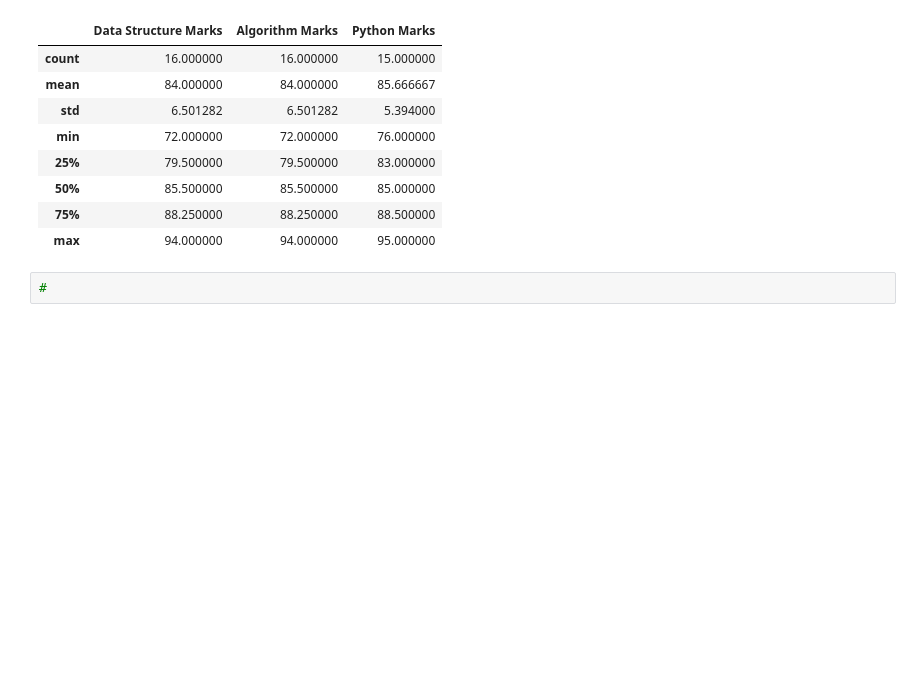
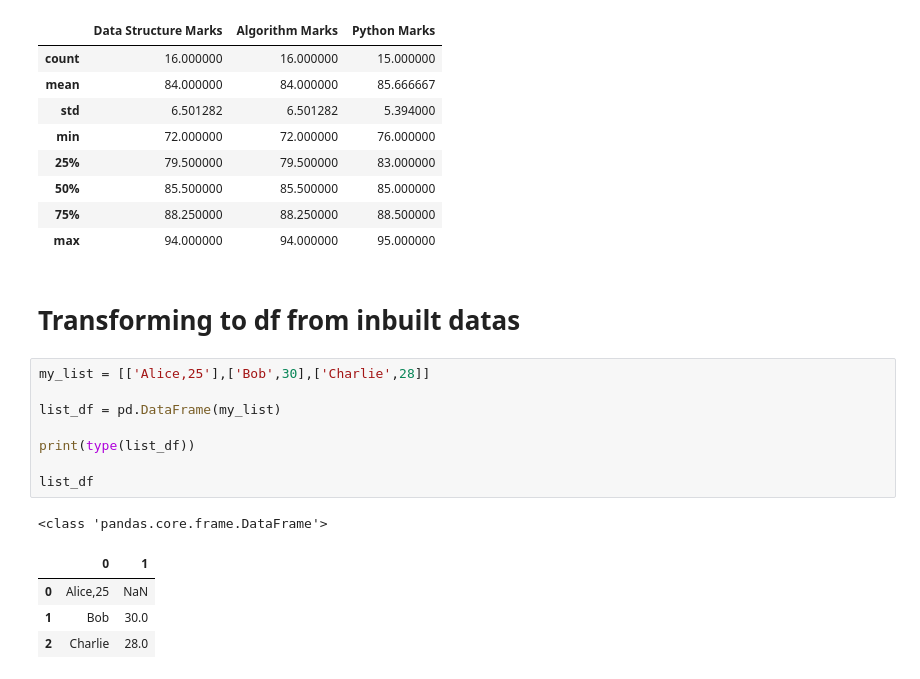
Before and after one commit to rabeyanoor/AI-ML, a Jupyter notebook: Week-3/Module_12.ipynb, the cells around one changed output. Saved outputs shown, nothing was run; the diff lists cells and outputs as text; blank space fills up the shorter version.

Commit message:
added Transforming to df from inbuilt datas

```diff
--- a/Week-3/Module_12.ipynb
+++ b/Week-3/Module_12.ipynb
@@ -345,5 +345,19 @@ df.describe()
 | 50% | 85.500000 | 85.500000 | 85.000000 |
 | 75% | 88.250000 | 88.250000 | 88.500000 |
 | max | 94.000000 | 94.000000 | 95.000000 |
-# %%
-#
+# %% [markdown]
+# Transforming to df from inbuilt datas
+# %%
+my_list = [['Alice,25'],['Bob',30],['Charlie',28]]
+
+list_df = pd.DataFrame(my_list)
+
+print(type(list_df))
+
+list_df
+# %% [output]
+<class 'pandas.core.frame.DataFrame'>
+|  | 0 | 1 |
+| 0 | Alice,25 | NaN |
+| 1 | Bob | 30.0 |
+| 2 | Charlie | 28.0 |
```
Also changed, not shown: parts of 2 cells of this notebook.
